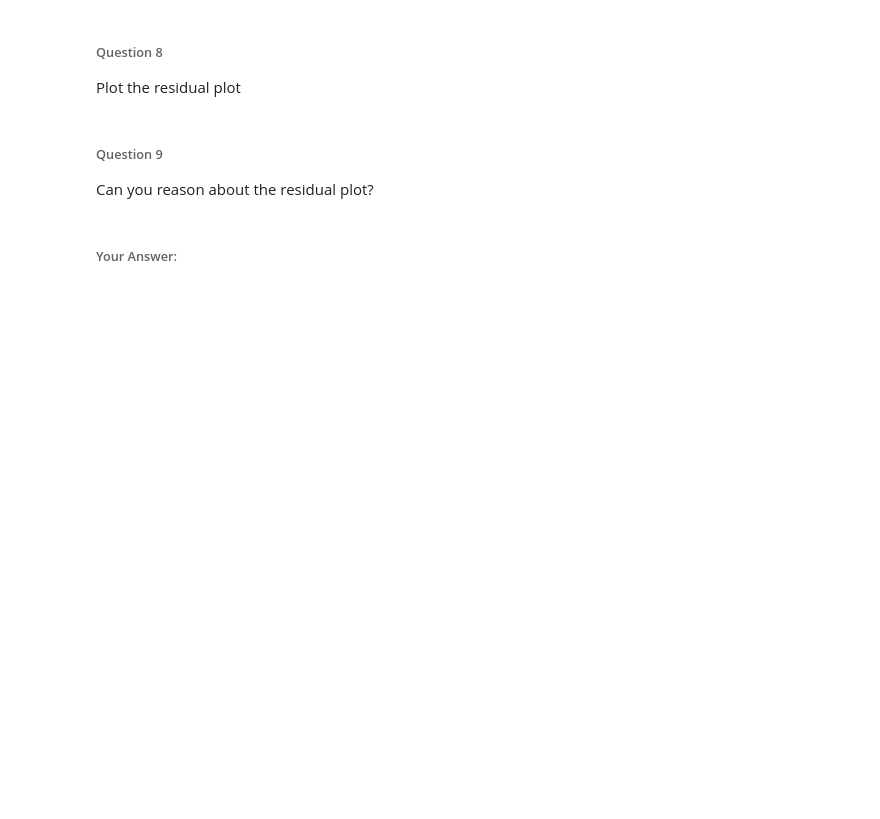
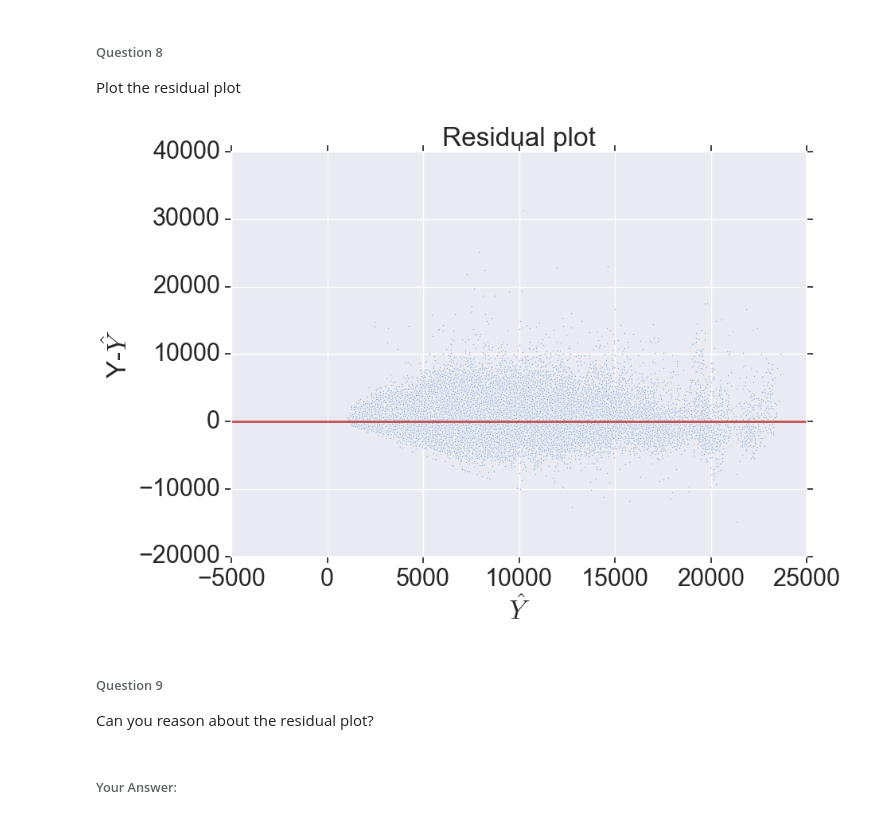
Before and after one commit to kRutherford92/hw1, a Jupyter notebook: rossmann.ipynb, the cells around one changed output. Cells and saved outputs as stored; diff of their text form; code cells hidden in the pictures; blank space fills up the shorter version.

```diff
--- a/rossmann.ipynb
+++ b/rossmann.ipynb
@@ -409,9 +406,23 @@ Plot the residual plot
 # %%
 # YOUR CODE
 # Plot residual plot: residuals vs. fitted values
 # Residuals = y_true - y_pred
 # Fitted values = y_pred
 # Don't forget to label your plot
+
+plt.figure(figsize=(10, 7))
+resid = y_test - y_pred
+
+plt.axhline(y=0, linestyle='-', linewidth=2, color="r")
+plt.scatter(x=y_pred, y=resid, alpha=0.5, s=3)
+
+plt.title("Residual plot")
+plt.ylabel(r"Y-$\hat Y$")
+plt.xlabel(r'$\hat Y$')
+plt.tight_layout()
+plt.show()
+# %% [output]
+[figure, added]
 # %% [markdown]
 ###### Question 9
 Can you reason about the residual plot?
```
Also changed, not shown: parts of 8 cells of this notebook, 3 other files.
